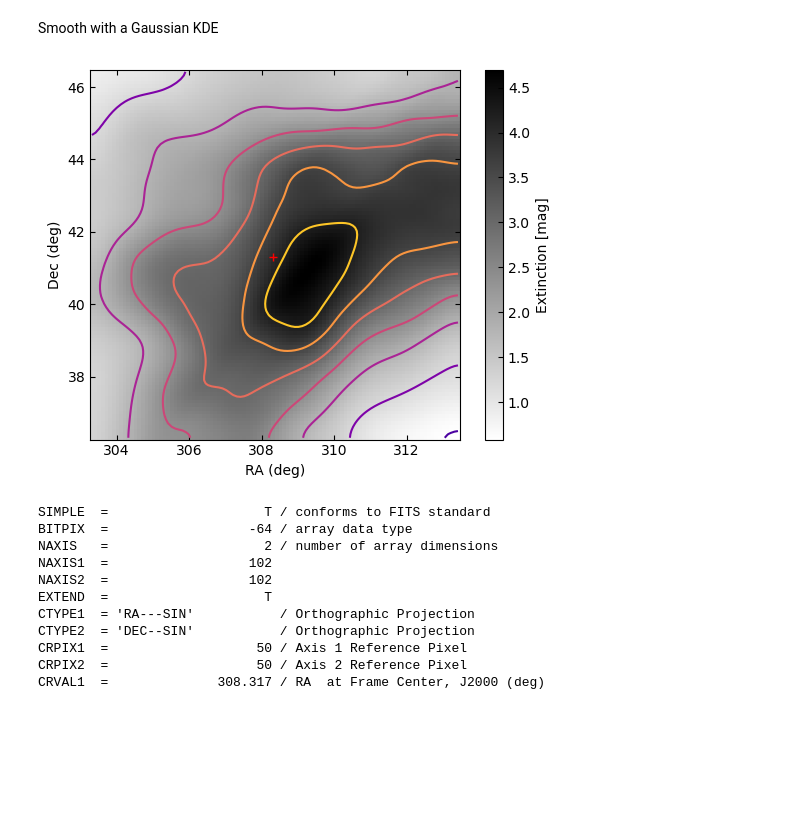
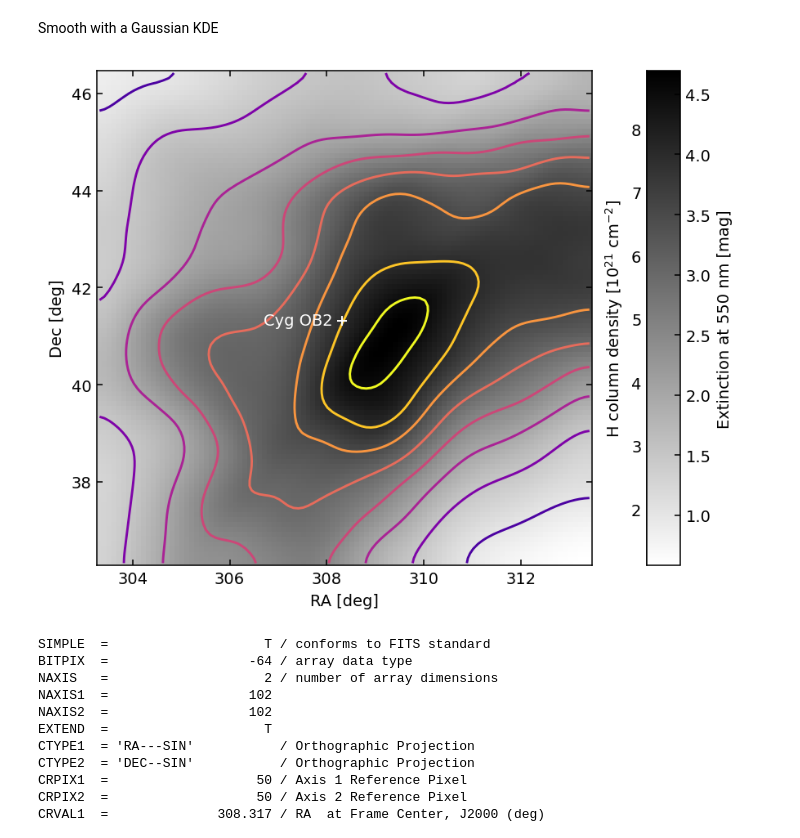
Before and after one commit to lodubay/DustBuster, a Jupyter notebook: projections.ipynb, the cells around one changed output. Cells and saved outputs as stored; diff of their text form; code cells hidden in the pictures; blank space fills up the shorter version.

Commit message:
added dust-to-gas conversion and reorganized

```diff
--- a/projections.ipynb
+++ b/projections.ipynb
@@ -128,18 +129,33 @@ plt.show()
 # %% [markdown]
 Smooth with a Gaussian KDE
 # %%
+# smooth line-of-sight integrated extinctions with a width of 3 pixels
 ext_smooth = ndimage.gaussian_filter(extinctions, sigma=(3, 3), order=0)
-fig, ax = plt.subplots()
+contour_levels = np.arange(0.5, 5, 0.5)
+fig, ax = plt.subplots(figsize=(6.5, 5), dpi=140, tight_layout=True)
 qm = ax.pcolormesh(ra_grid, dec_grid, ext_smooth, cmap='binary')
-ax.contour(ra_grid, dec_grid, ext_smooth, cmap='plasma')
-ax.plot([CygOB2_ra], [CygOB2_dec], 'r+')
-plt.colorbar(qm, ax=ax, label='Extinction [mag]')
-ax.set_xlabel('RA (deg)')
-ax.set_ylabel('Dec (deg)')
+ax.contour(ra_grid, dec_grid, ext_smooth, cmap='plasma', levels=contour_levels)
+ax.plot([CygOB2_ra], [CygOB2_dec], 'w+')
+ax.text(CygOB2_ra-0.2, CygOB2_dec, 'Cyg OB2', color='w', ha='right', va='center')
+cbar = plt.colorbar(qm, ax=ax, label='Extinction at 550 nm [mag]', pad=0.08, aspect=15)
+
+def ext2column(x):
+    """Extinction in magnitudes to gas column density in 10^21 cm^-2"""
+    return x * (gas_to_dust * 1e-21)
+
+def column2ext(x):
+    """Gas column density in 10^21 cm^-2 to extinction in magnitudes"""
+    return x / (gas_to_dust * 1e-21)
+
+secax = cbar.ax.secondary_yaxis('left', functions=(ext2column, column2ext))
+secax.set_ylabel(r'H column density [$10^{21}$ cm$^{-2}$]')
+ax.set_xlabel('RA [deg]')
+ax.set_ylabel('Dec [deg]')
 ax.set_aspect('equal')
+plt.savefig('plots/CygOB2_ext_map_smooth.png', dpi=300)
 plt.show()
 # %% [output]
-[figure, old version]
+[figure, new version]
 # %%
 # save integrated extinction as fits file
 img_hdu = fits.PrimaryHDU(ext_smooth)
```
Also changed, not shown: parts of 5 cells of this notebook, 8 other files.
